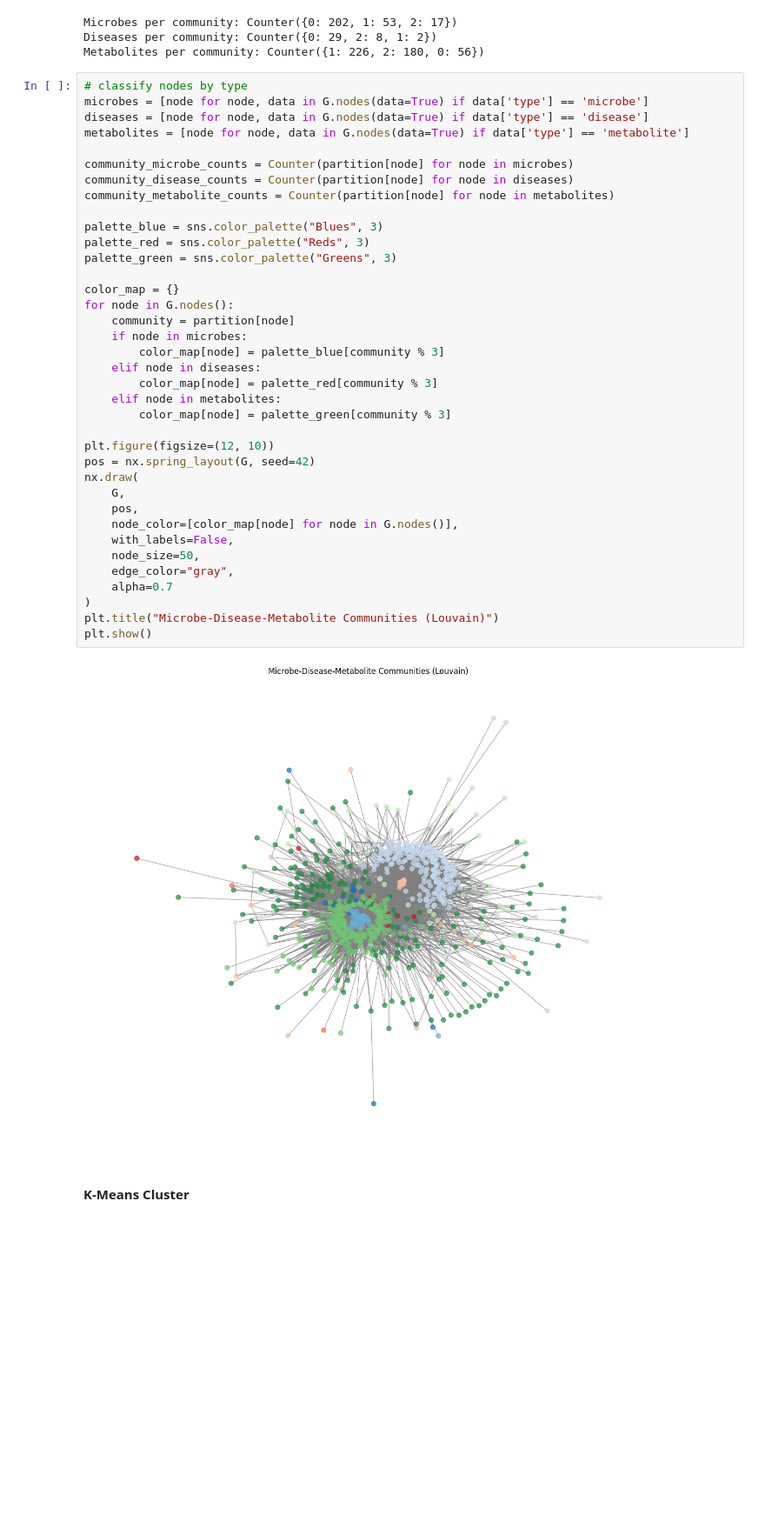
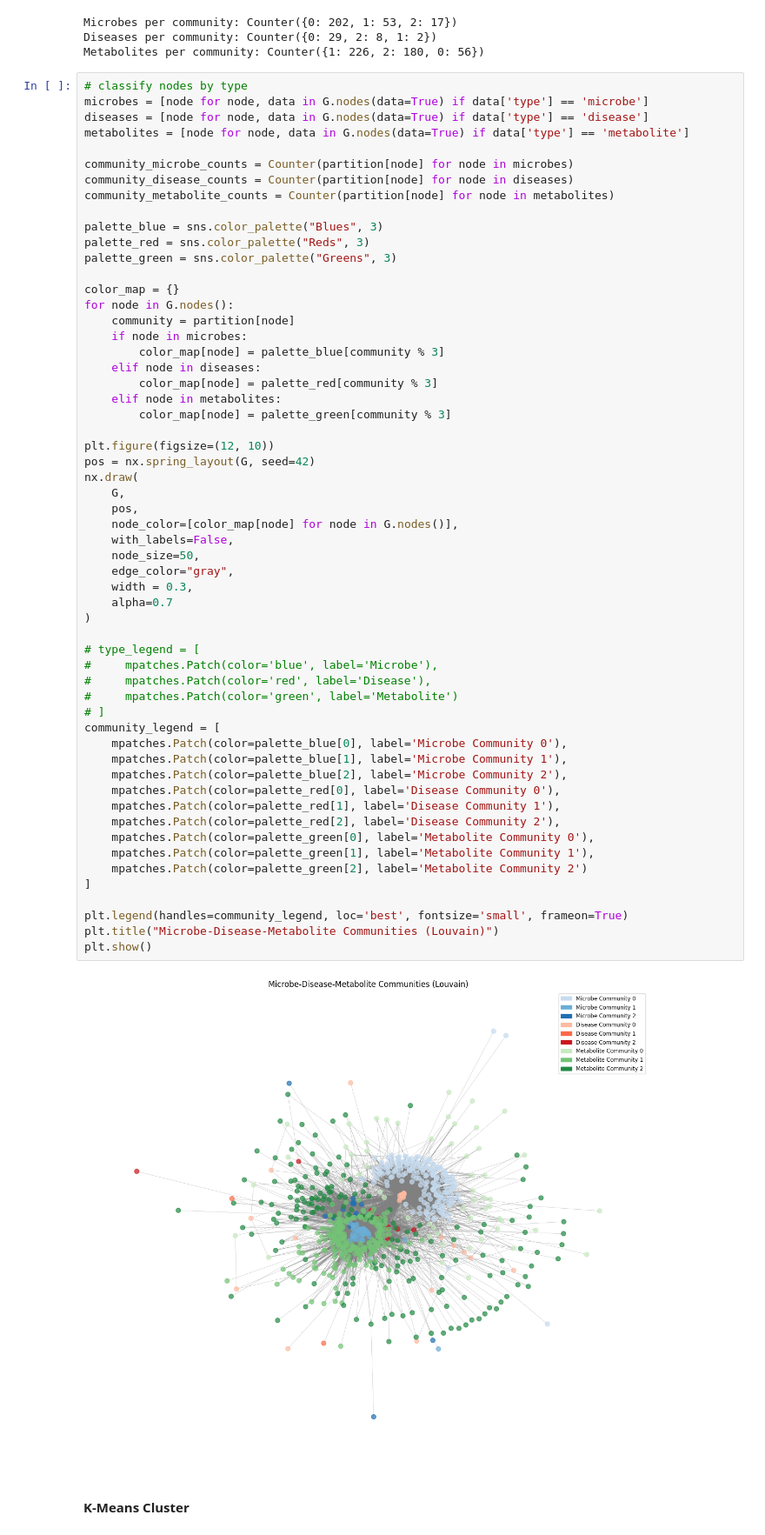
Before and after one commit to lucyzhang95/Network_Analysis, a Jupyter notebook: graph_network_analysis.ipynb, the cells around one changed output. Shown at 87% size. Saved outputs shown, nothing was run; the diff lists cells and outputs as text; blank space fills up the shorter version.

Commit message:
recolor the Louvain community detection

```diff
--- a/graph_network_analysis.ipynb
+++ b/graph_network_analysis.ipynb
@@ -1131,34 +1132,54 @@ community_disease_counts = Counter(partition[node] for node in diseases)
 community_metabolite_counts = Counter(partition[node] for node in metabolites)
 
 palette_blue = sns.color_palette("Blues", 3)
 palette_red = sns.color_palette("Reds", 3)
 palette_green = sns.color_palette("Greens", 3)
 
 color_map = {}
 for node in G.nodes():
     community = partition[node]
     if node in microbes:
         color_map[node] = palette_blue[community % 3]
     elif node in diseases:
         color_map[node] = palette_red[community % 3]
     elif node in metabolites:
         color_map[node] = palette_green[community % 3]
 
 plt.figure(figsize=(12, 10))
 pos = nx.spring_layout(G, seed=42)
 nx.draw(
     G,
     pos,
     node_color=[color_map[node] for node in G.nodes()],
     with_labels=False,
     node_size=50,
     edge_color="gray",
+    width = 0.3,
     alpha=0.7
 )
+
+# type_legend = [
+#     mpatches.Patch(color='blue', label='Microbe'),
+#     mpatches.Patch(color='red', label='Disease'),
+#     mpatches.Patch(color='green', label='Metabolite')
+# ]
+community_legend = [
+    mpatches.Patch(color=palette_blue[0], label='Microbe Community 0'),
+    mpatches.Patch(color=palette_blue[1], label='Microbe Community 1'),
+    mpatches.Patch(color=palette_blue[2], label='Microbe Community 2'),
+    mpatches.Patch(color=palette_red[0], label='Disease Community 0'),
+    mpatches.Patch(color=palette_red[1], label='Disease Community 1'),
+    mpatches.Patch(color=palette_red[2], label='Disease Community 2'),
+    mpatches.Patch(color=palette_green[0], label='Metabolite Community 0'),
+    mpatches.Patch(color=palette_green[1], label='Metabolite Community 1'),
+    mpatches.Patch(color=palette_green[2], label='Metabolite Community 2')
+]
+
+plt.legend(handles=community_legend, loc='best', fontsize='small', frameon=True)
 plt.title("Microbe-Disease-Metabolite Communities (Louvain)")
 plt.show()
 # %% [output]
-[figure, old version]
+[figure, new version]
 # %% [markdown]
 #### K-Means Cluster
 # %% [markdown]
```
Also changed, not shown: parts of 1 cell of this notebook.
